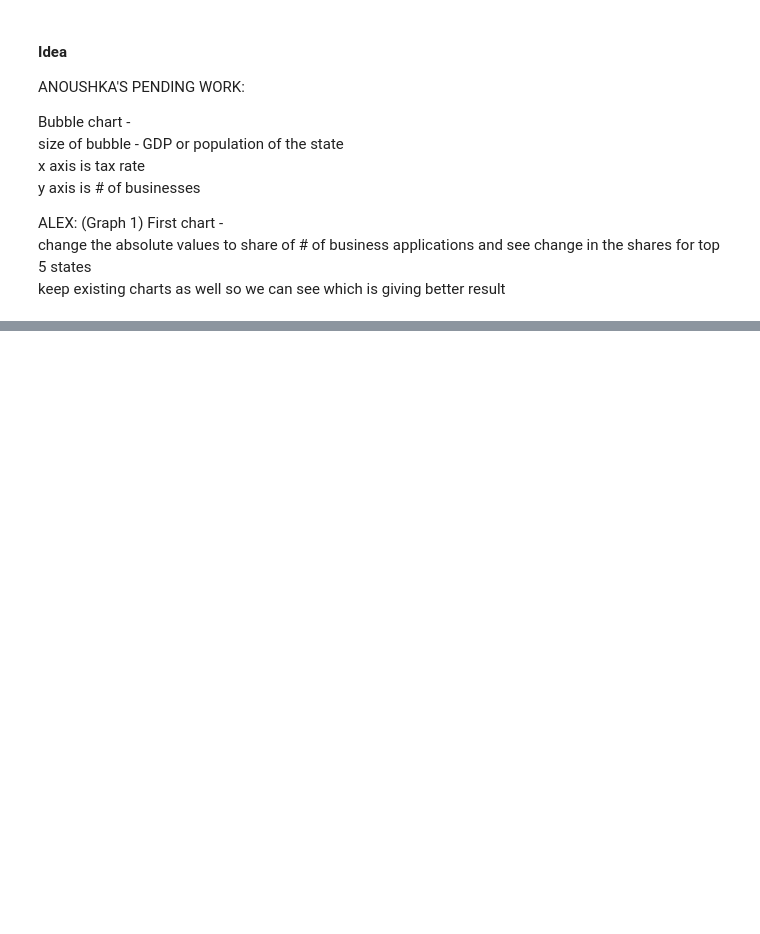
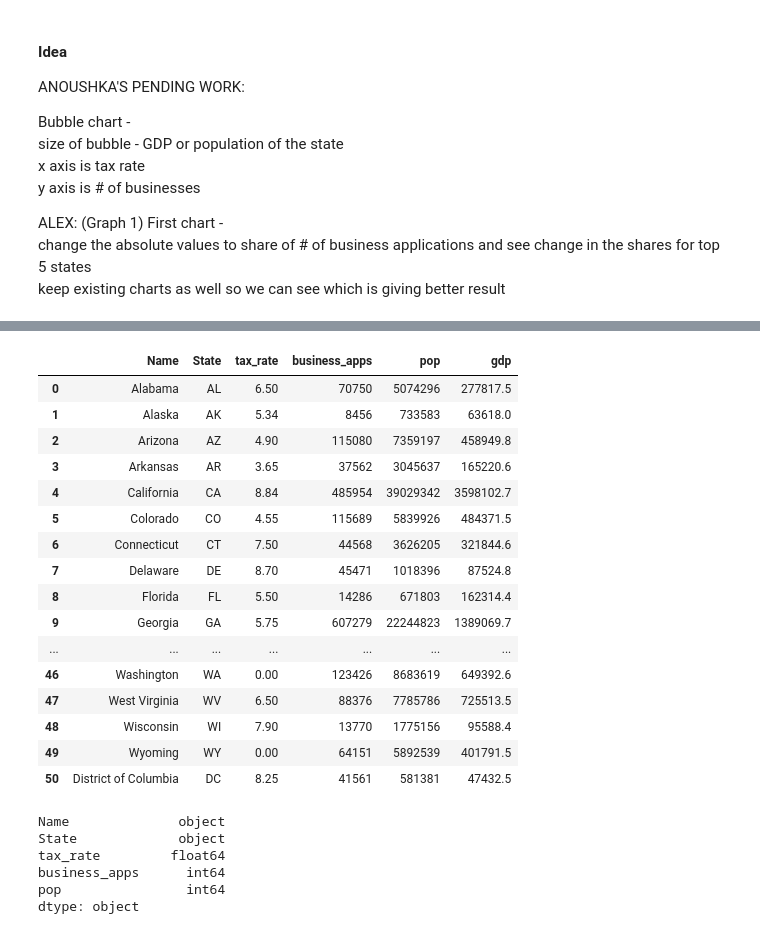
Before and after one commit to anoushkaberry15/data-analytics-project, a Jupyter notebook: AB_testing.ipynb, the cells around one changed output, grey strips where cells are left out. Saved outputs shown, nothing was run; the diff lists cells and outputs as text; code cells hidden in the pictures; blank space fills up the shorter version.

```diff
--- a/AB_testing.ipynb
+++ b/AB_testing.ipynb
@@ -407,0 +301,3 @@ df_gdp.head()
+# %%
+df_temp["pop"] = df_pop['2022']
+df_temp["gdp"] = df_gdp["2022"]
@@ -407,0 +377,29 @@ df_gdp.head()
+# %%
+df_temp
+# %% [output]
+|  | Name | State | tax_rate | business_apps | pop | gdp |
+| 0 | Alabama | AL | 6.50 | 70750 | 5074296 | 277817.5 |
+| 1 | Alaska | AK | 5.34 | 8456 | 733583 | 63618.0 |
+| 2 | Arizona | AZ | 4.90 | 115080 | 7359197 | 458949.8 |
+| 3 | Arkansas | AR | 3.65 | 37562 | 3045637 | 165220.6 |
+| 4 | California | CA | 8.84 | 485954 | 39029342 | 3598102.7 |
+| 5 | Colorado | CO | 4.55 | 115689 | 5839926 | 484371.5 |
+| 6 | Connecticut | CT | 7.50 | 44568 | 3626205 | 321844.6 |
+| 7 | Delaware | DE | 8.70 | 45471 | 1018396 | 87524.8 |
+| 8 | Florida | FL | 5.50 | 14286 | 671803 | 162314.4 |
+| 9 | Georgia | GA | 5.75 | 607279 | 22244823 | 1389069.7 |
+| ... | ... | ... | ... | ... | ... | ... |
+| 46 | Washington | WA | 0.00 | 123426 | 8683619 | 649392.6 |
+| 47 | West Virginia | WV | 6.50 | 88376 | 7785786 | 725513.5 |
+| 48 | Wisconsin | WI | 7.90 | 13770 | 1775156 | 95588.4 |
+| 49 | Wyoming | WY | 0.00 | 64151 | 5892539 | 401791.5 |
+| 50 | District of Columbia | DC | 8.25 | 41561 | 581381 | 47432.5 |
+# %%
+df_change.dtypes
+# %% [output]
+Name              object
+State             object
+tax_rate         float64
+business_apps      int64
+pop                int64
+dtype: object
```
Also changed, not shown: parts of 37 cells of this notebook.
